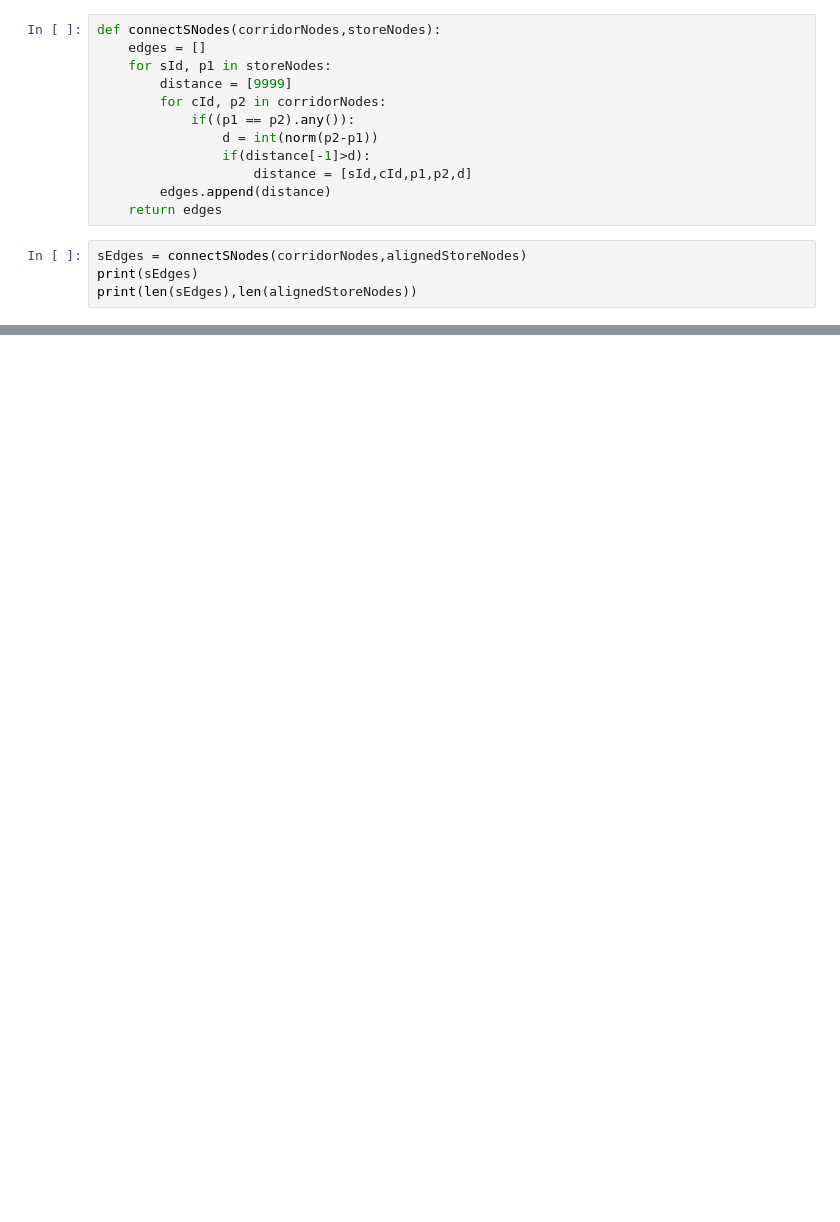
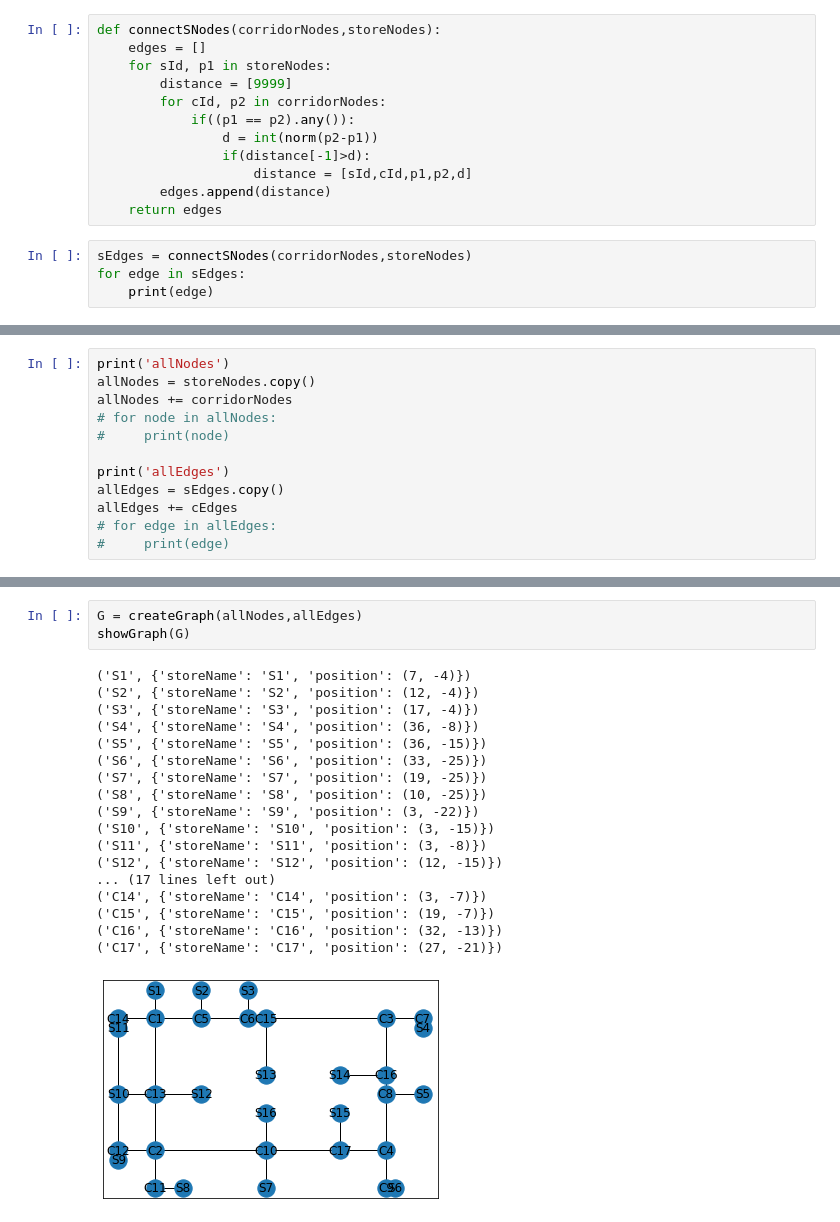
Before and after one commit to lingeshkpit/NCR_Hack, a Jupyter notebook: alginNodes.ipynb, the cells around one changed output, grey strips where cells are left out. Cells and saved outputs as stored; diff of their text form; blank space fills up the shorter version.

```diff
--- a/alginNodes.ipynb
+++ b/alginNodes.ipynb
@@ -169,7 +149,7 @@ def connectSNodes(corridorNodes,storeNodes):
         edges.append(distance)
     return edges
 # %%
-sEdges = connectSNodes(corridorNodes,alignedStoreNodes)
-print(sEdges)
-print(len(sEdges),len(alignedStoreNodes))
+sEdges = connectSNodes(corridorNodes,storeNodes)
+for edge in sEdges:
+    print(edge)
 # %% [output]
@@ -202,0 +212,12 @@ print(len(cEdges),len(corridorNodes))
+# %%
+print('allNodes')
+allNodes = storeNodes.copy()
+allNodes += corridorNodes
+# for node in allNodes:
+#     print(node)
+
+print('allEdges')
+allEdges = sEdges.copy()
+allEdges += cEdges
+# for edge in allEdges:
+#     print(edge)
@@ -202,0 +269,22 @@ print(len(cEdges),len(corridorNodes))
+# %%
+G = createGraph(allNodes,allEdges)
+showGraph(G)
+# %% [output]
+('S1', {'storeName': 'S1', 'position': (7, -4)})
+('S2', {'storeName': 'S2', 'position': (12, -4)})
+('S3', {'storeName': 'S3', 'position': (17, -4)})
+('S4', {'storeName': 'S4', 'position': (36, -8)})
+('S5', {'storeName': 'S5', 'position': (36, -15)})
+('S6', {'storeName': 'S6', 'position': (33, -25)})
+('S7', {'storeName': 'S7', 'position': (19, -25)})
+('S8', {'storeName': 'S8', 'position': (10, -25)})
+('S9', {'storeName': 'S9', 'position': (3, -22)})
+('S10', {'storeName': 'S10', 'position': (3, -15)})
+('S11', {'storeName': 'S11', 'position': (3, -8)})
+('S12', {'storeName': 'S12', 'position': (12, -15)})
+... (17 lines left out)
+('C14', {'storeName': 'C14', 'position': (3, -7)})
+('C15', {'storeName': 'C15', 'position': (19, -7)})
+('C16', {'storeName': 'C16', 'position': (32, -13)})
+('C17', {'storeName': 'C17', 'position': (27, -21)})
+[figure, added]
```
Also changed, not shown: parts of 13 cells of this notebook.
